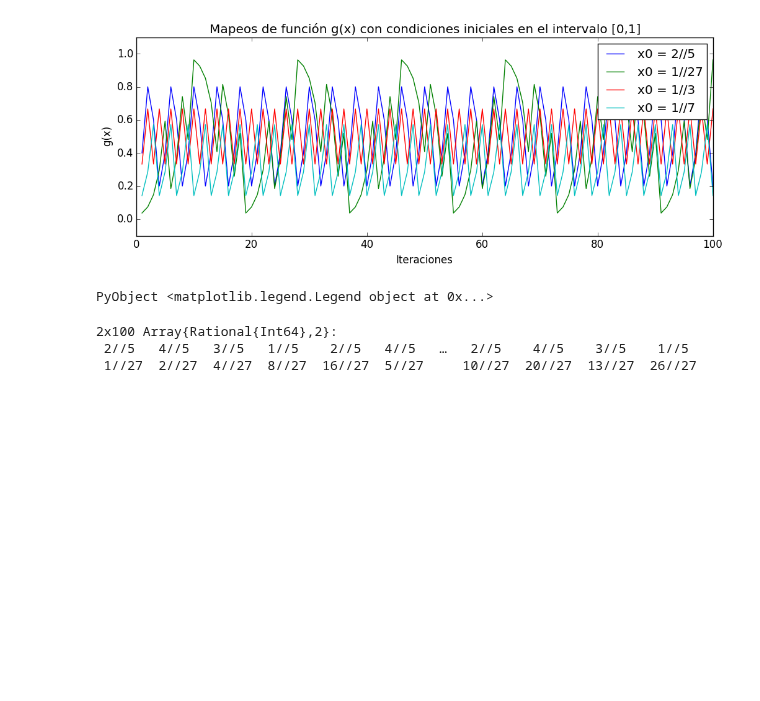
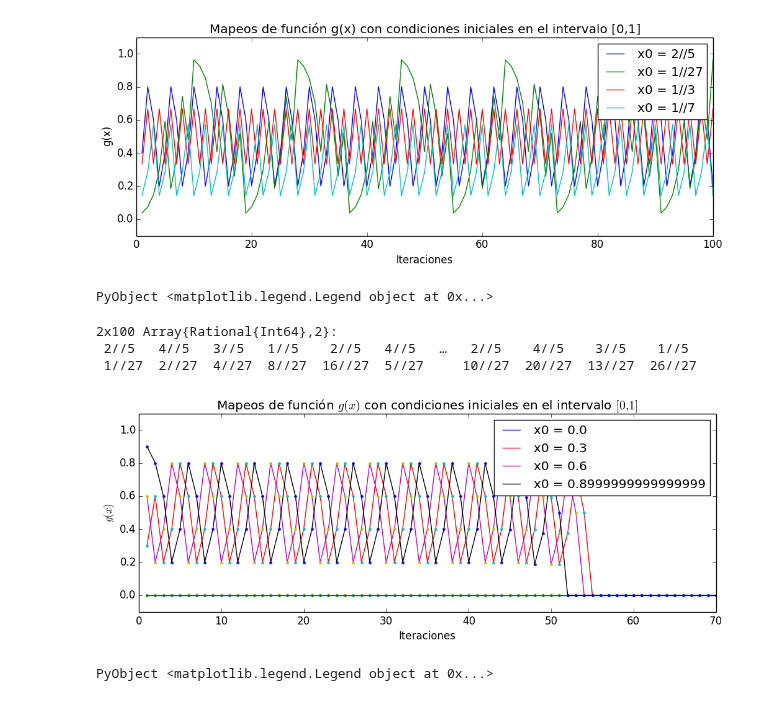
Before and after one commit to lbenet/2017-1_TSFisComp, a Jupyter notebook: tareas/claudio/Tarea_02_Miguel_Raz_Claudio_Pierard.ipynb, the cells around one changed output. Saved outputs shown, nothing was run; the diff lists cells and outputs as text; code cells hidden in the pictures; blank space fills up the shorter version.

```diff
--- a/tareas/claudio/Tarea_02_Miguel_Raz_Claudio_Pierard.ipynb
+++ b/tareas/claudio/Tarea_02_Miguel_Raz_Claudio_Pierard.ipynb
@@ -369,3 +386,25 @@ Xf #Comentario de Luis: Checar que con números racionales como condiciones inic
 2x100 Array{Rational{Int64},2}:
  2//5   4//5   3//5   1//5    2//5   4//5   …   2//5    4//5    3//5    1//5
  1//27  2//27  4//27  8//27  16//27  5//27     10//27  20//27  13//27  26//27
+# %%
+X2 = collect(0:0.3:1)
+t = collect(1:70)
+orbitas = mapeos(g, X2, 70)
+
+figure(figsize=(12,4))
+
+for i in 1:length(orbitas[:,1])
+    etiqueta = orbitas[i,1]
+    plot(t, orbitas[i,:]', label=("x0 = $etiqueta"))
+    plot(t, orbitas[i,:]', ".")
+
+end
+
+ylim(-0.1, 1.1)
+xlabel("Iteraciones")
+ylabel(L"g(x)")
+title(L"Mapeos de función $g(x)$ con condiciones iniciales en el intervalo $[0,1]$")
+legend()
+# %% [output]
+[figure, added]
+PyObject <matplotlib.legend.Legend object at 0x...>
```
Also changed, not shown: parts of 17 cells of this notebook.
